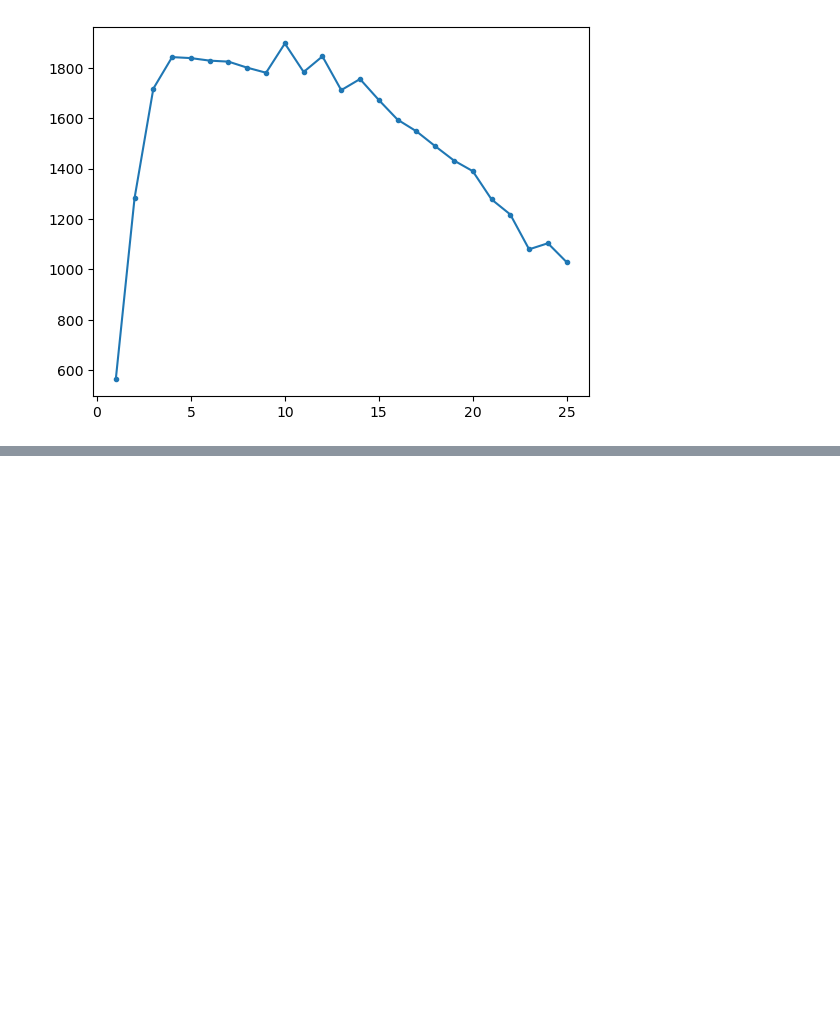
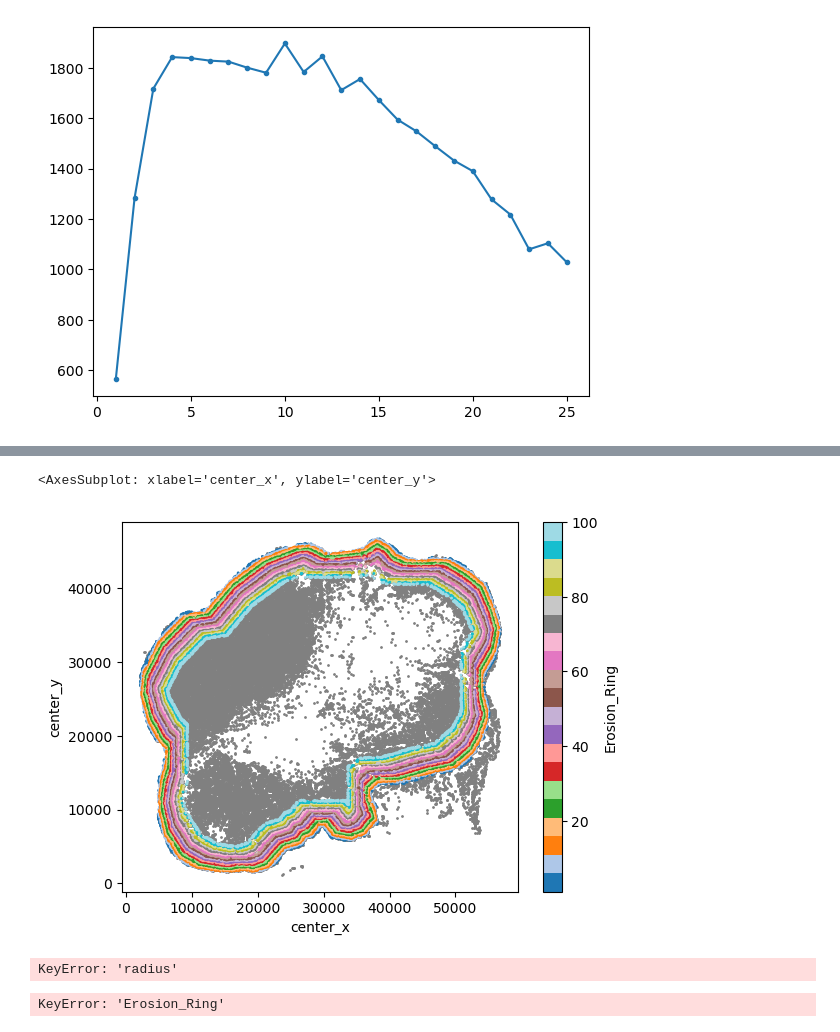
Before and after one commit to grantkinsler/SpatialBarcodes, a Jupyter notebook: paper/extractionScripts/calculate_space_scores.ipynb, the cells around one changed output, grey strips where cells are left out. Drawn from its saved outputs; the diff is of its cells as text; code cells hidden in the pictures; blank space fills up the shorter version.

```diff
--- a/paper/extractionScripts/calculate_space_scores.ipynb
+++ b/paper/extractionScripts/calculate_space_scores.ipynb
@@ -211,0 +347,32 @@ plt.plot(ring_annotated['Erosion_Ring'].value_counts().sort_index(),marker='.')
+# %%
+
+plt.figure()
+ax = plt.gca()
+df.plot.scatter(x='center_x',y='center_y',c='gray',s=1,ax=ax)
+
+
+ring_annotated_100.plot.scatter(x='center_x',y='center_y',c='Erosion_Ring',cmap='tab20',s=1,ax=ax)
+# %% [output]
+<AxesSubplot: xlabel='center_x', ylabel='center_y'>
+[figure, added]
+# %%
+# each ring corresponds to some number of pixels from the edge of the tumor
+# calculate the distance from the edge of the tumor for each pixel in the erosion ring
+
+# to do this, we can ask how far each cell in ring X is from the closest cell in ring X-1
+
+# calculate the distance for each cell in ring X to the closest cell in ring X-1
+
+X = 20
+
+scipy.stats.distance.pdist(ring_annotated_100[ring_annotated_100['Errosion_Ring'] == X]
+
+# for each cell in ring X, find the closest cell in ring X-1
+# calculate the distance between the two cells
+# assign this distance to the cell in ring X
+# %% [output]
+KeyError: 'radius'
+# %%
+ring_annotated_100['distance_to_center'].groupby('Erosion_Ring')
+# %% [output]
+KeyError: 'Erosion_Ring'
```
Also changed, not shown: parts of 11 cells of this notebook, 10 other files.
